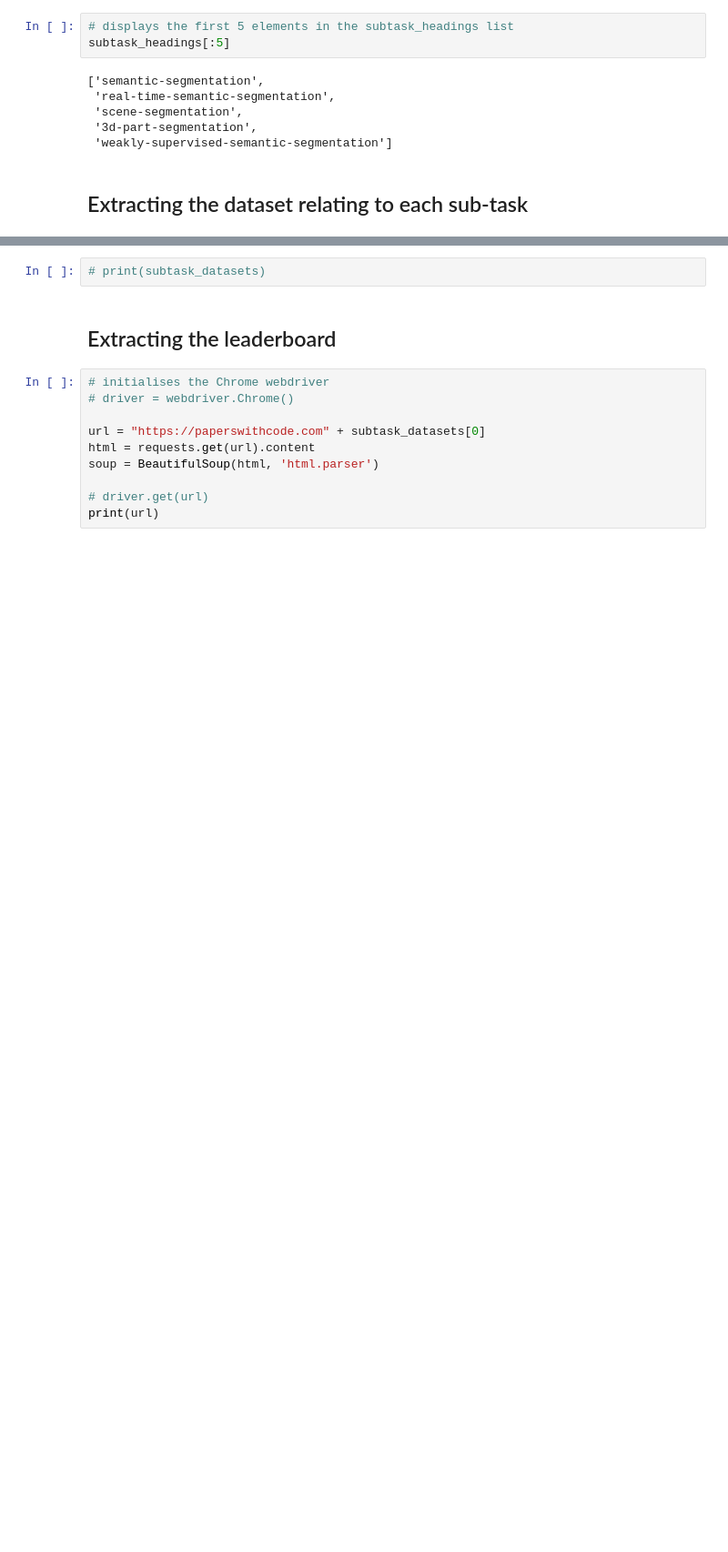
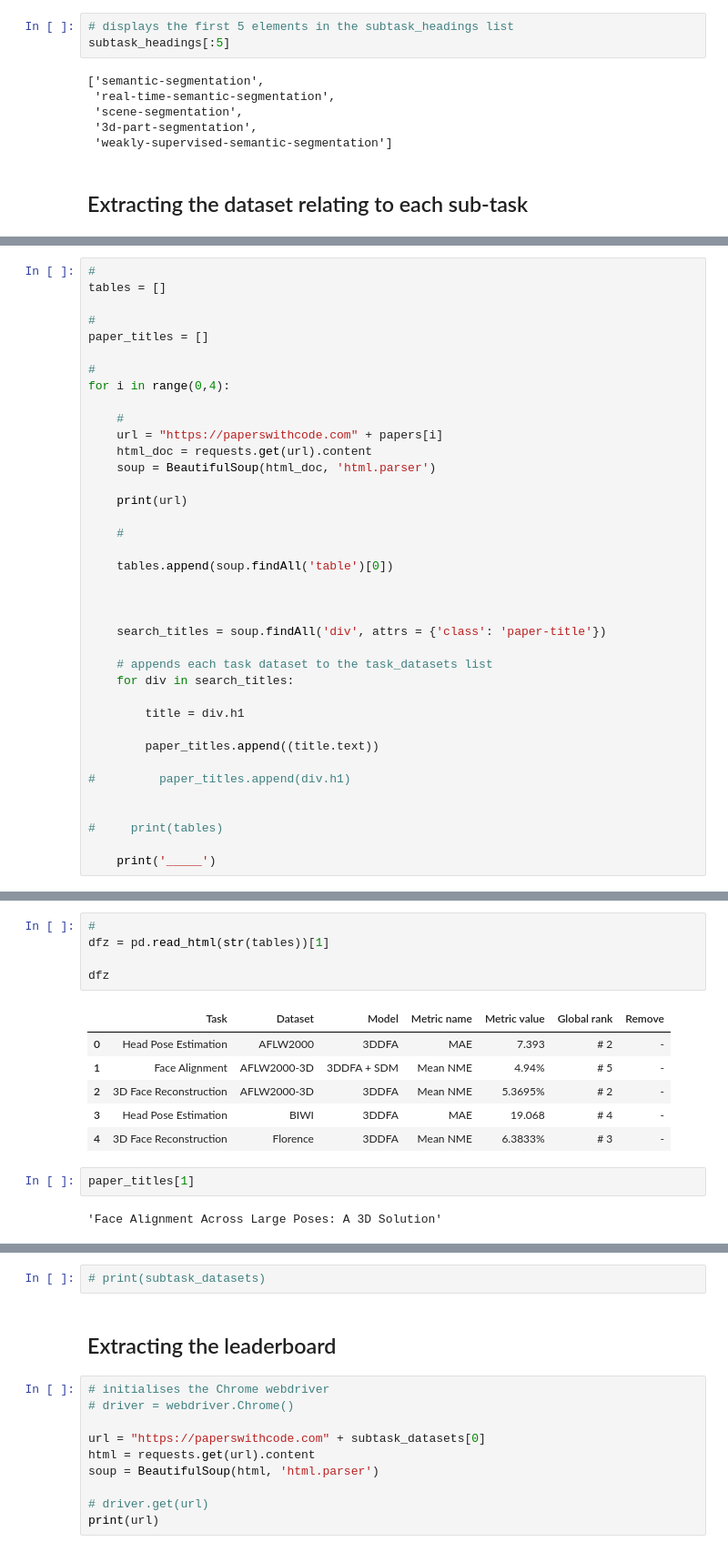
Before and after one commit to ndaly06/ml_optimisation, a Jupyter notebook: notebooks/pwcode_scraper.ipynb, the cells around one changed output, grey strips where cells are left out. Shown: that part at 91% size. Cells and saved outputs as stored; diff of their text form; blank space fills up the shorter version.

```diff
--- a/notebooks/pwcode_scraper.ipynb
+++ b/notebooks/pwcode_scraper.ipynb
@@ -192,0 +338,38 @@ https://paperswithcode.com/task/image-classification
+# %%
+#
+tables = []
+
+#
+paper_titles = []
+
+#
+for i in range(0,4):
+
+    #
+    url = "https://paperswithcode.com" + papers[i]
+    html_doc = requests.get(url).content
+    soup = BeautifulSoup(html_doc, 'html.parser')
+
+    print(url)
+
+    #
+
+    tables.append(soup.findAll('table')[0])
+
+
+
+    search_titles = soup.findAll('div', attrs = {'class': 'paper-title'})
+
+    # appends each task dataset to the task_datasets list
+    for div in search_titles:
+
+        title = div.h1
+
+        paper_titles.append((title.text))
+
+#         paper_titles.append(div.h1)
+
+
+#     print(tables)
+
+    print('_____')
@@ -192,0 +392,16 @@ https://paperswithcode.com/task/image-classification
+# %%
+#
+dfz = pd.read_html(str(tables))[1]
+
+dfz
+# %% [output]
+|  | Task | Dataset | Model | Metric name | Metric value | Global rank | Remove |
+| 0 | Head Pose Estimation | AFLW2000 | 3DDFA | MAE | 7.393 | # 2 | - |
+| 1 | Face Alignment | AFLW2000-3D | 3DDFA + SDM | Mean NME | 4.94% | # 5 | - |
+| 2 | 3D Face Reconstruction | AFLW2000-3D | 3DDFA | Mean NME | 5.3695% | # 2 | - |
+| 3 | Head Pose Estimation | BIWI | 3DDFA | MAE | 19.068 | # 4 | - |
+| 4 | 3D Face Reconstruction | Florence | 3DDFA | Mean NME | 6.3833% | # 3 | - |
+# %%
+paper_titles[1]
+# %% [output]
+'Face Alignment Across Large Poses: A 3D Solution'
```
Also changed, not shown: parts of 31 cells of this notebook.
